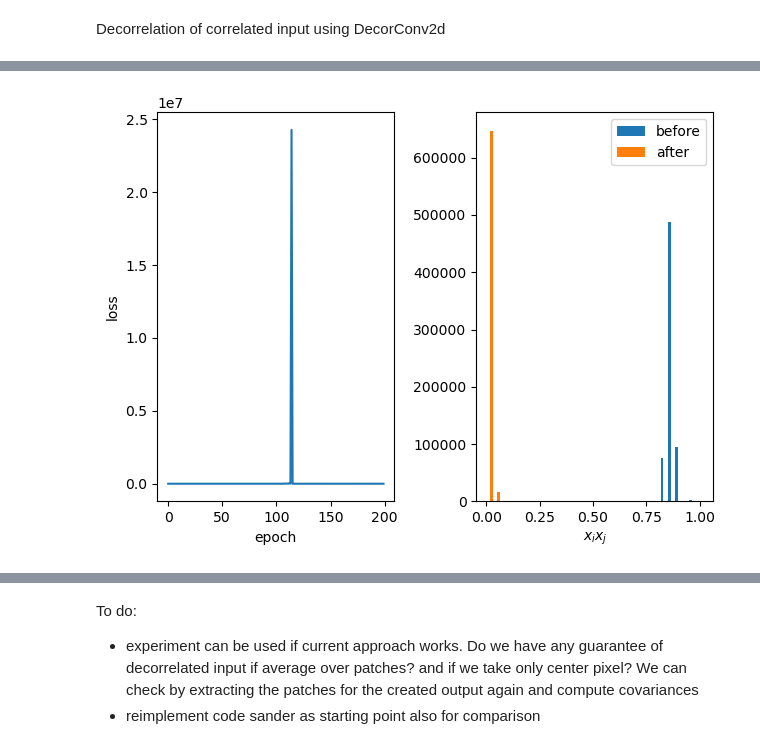
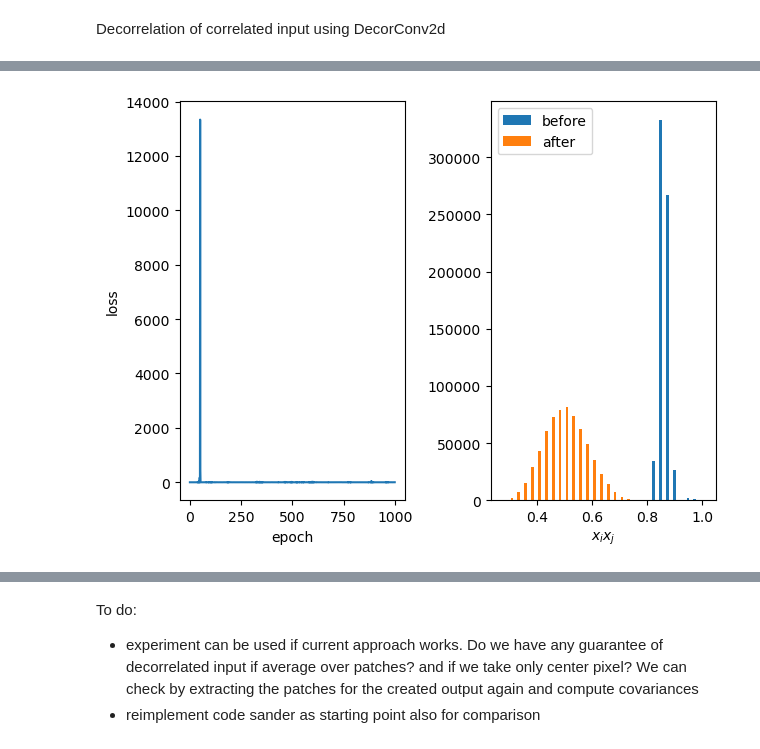
Before and after one commit to artcogsys/decorbp, a Jupyter notebook: examples/decorrelation_analysis.ipynb, the cells around one changed output, grey strips where cells are left out. Drawn from its saved outputs; the diff is of its cells as text; code cells hidden in the pictures.

```diff
--- a/examples/decorrelation_analysis.ipynb
+++ b/examples/decorrelation_analysis.ipynb
@@ -19,7 +19,7 @@ def decorrelate(num_epochs, data, model):
     # train decorrelator
     L = np.zeros(num_epochs)
     for i in range(num_epochs):
-        y = model.forward(data)
+        model.forward(data)
         L[i] = model.update()
         # model.weight -= lr * model.weight.grad
         print(f'iteration {i}\tloss: {L[i]:.3f}')
@@ -112,9 +112,9 @@ height=10
 width=10
 kernel_size=(3,3)
 num_samples=1000
-num_epochs=200
+num_epochs=1000
 seed=42
-lr=1e-6 # huge loss spike at 1e-3
+lr=1e-3 # huge loss spike at 1e-3
 downsample_perc=0.1
 
 num_features=in_channels*height*width
@@ -164 +164 @@ iteration 199   loss: 462.528
-[figure, old version]
+[figure, new version]
```
Also changed, not shown: parts of 4 cells of this notebook, 1 other file.
